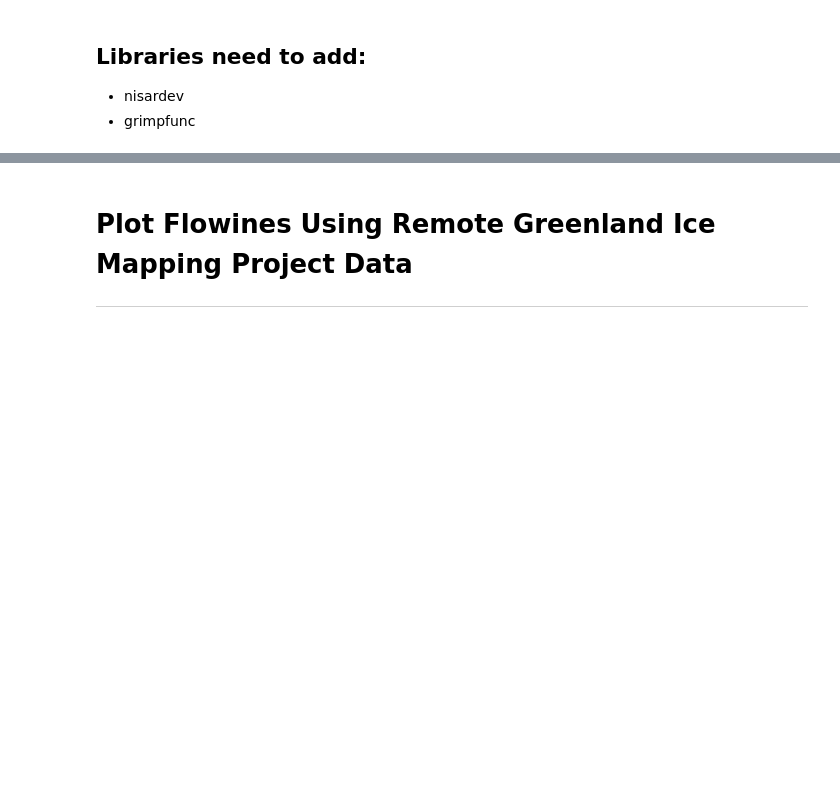
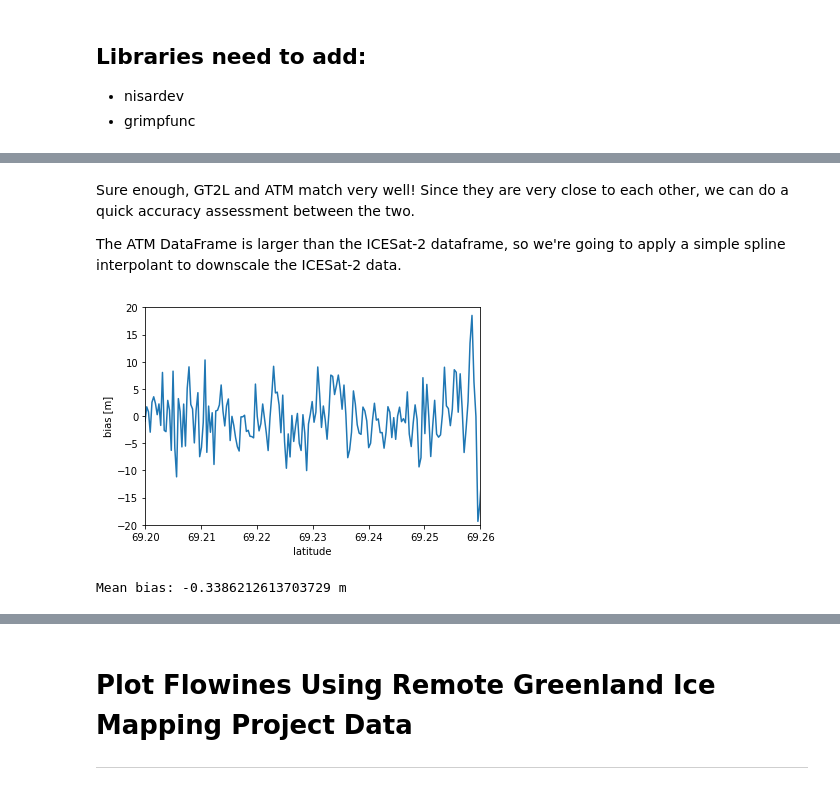
Before and after one commit to ICESAT-2HackWeek/website2022, a Jupyter notebook: book/tutorials/DataIntegration/dataintegration-2.ipynb, the cells around one changed output, grey strips where cells are left out. Drawn from its saved outputs; the diff is of its cells as text; code cells hidden in the pictures; blank space fills up the shorter version.

```diff
--- a/book/tutorials/DataIntegration/dataintegration-2.ipynb
+++ b/book/tutorials/DataIntegration/dataintegration-2.ipynb
@@ -14,0 +69,28 @@
+# %% [markdown]
+Sure enough, GT2L and ATM match very well! Since they are very close to each other, we can do a quick accuracy assessment between the two.
+
+The ATM DataFrame is larger than the ICESat-2 dataframe, so we're going to apply a simple spline interpolant to downscale the ICESat-2 data.
+# %%
+from scipy.interpolate import splrep,splev
+
+# Apply a spline interpolant to the ICESat-2 data
+spl = splrep(is2_gt2l['lat'], is2_gt2l['elev'], s=0)
+is2_spl = splev(atm_l2['Latitude(deg)'], spl, der=0)
+
+# Calculate GT2L bias and add it to the ATM DataFrame
+atm_l2['bias'] = atm_l2['WGS84_Ellipsoid_Height(m)'] - is2_spl
+
+# Plot the bias curve
+plt.plot(atm_l2['Latitude(deg)'], atm_l2['bias'])
+#plt.plot(atm_l2['Latitude(deg)'], atm_l2['WGS84_Ellipsoid_Height(m)'])
+#plt.plot(atm_l2['Latitude(deg)'], is2_spl)
+plt.xlabel('latitude')
+plt.ylabel('bias [m]')
+plt.xlim([69.2, 69.26])
+plt.ylim([-20, 20])
+plt.show()
+
+print('Mean bias: %s m' %(atm_l2['bias'].mean()))
+# %% [output]
+[figure, added]
+Mean bias: -0.3386212613703729 m
```
Also changed, not shown: parts of 8 cells of this notebook.
